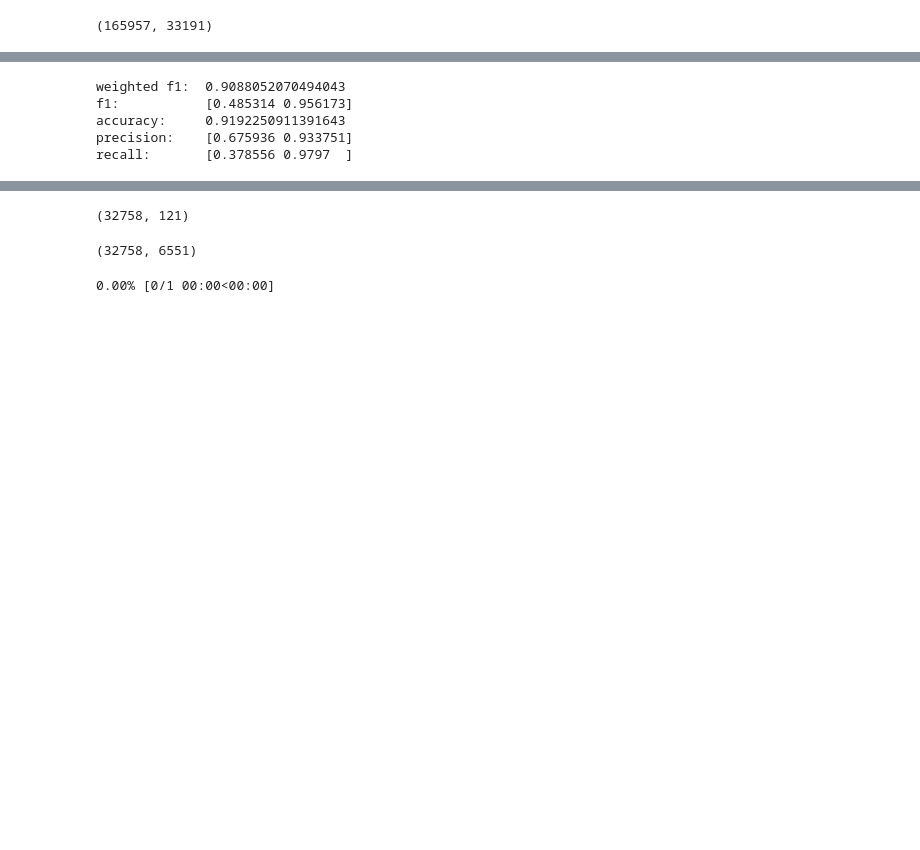
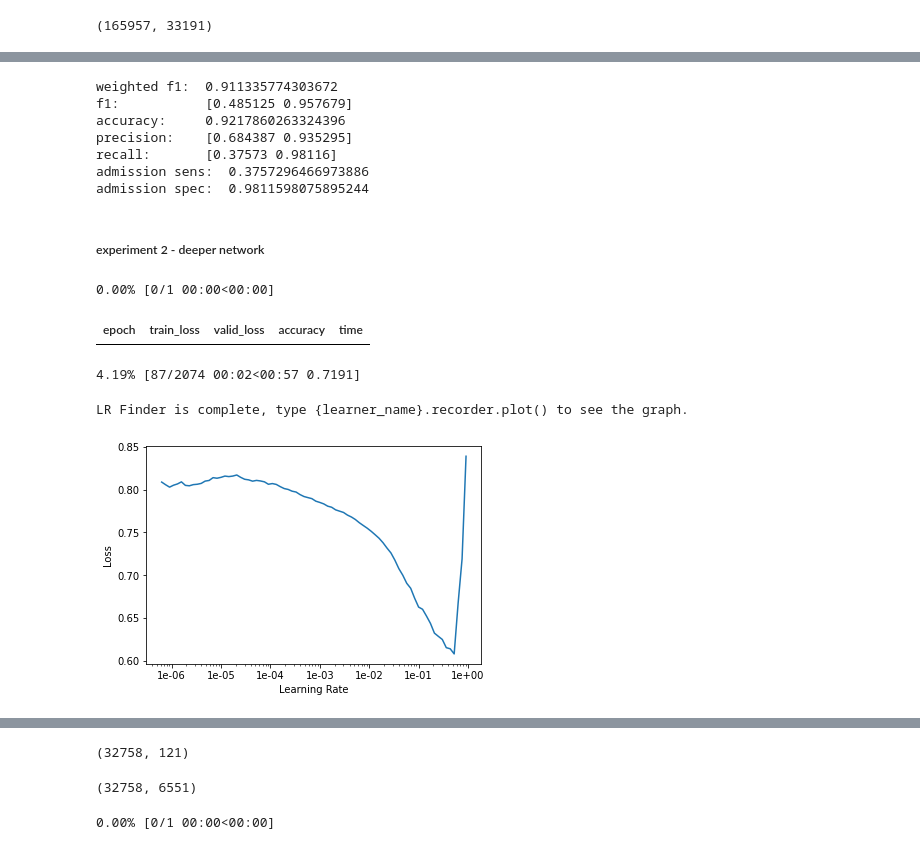
Before and after one commit to Jaskolk/ed-triage, a Jupyter notebook: ED_triage_tabular_v3.ipynb, the cells around one changed output, grey strips where cells are left out. Cells and saved outputs as stored; diff of their text form; code cells hidden in the pictures; blank space fills up the shorter version.

```diff
--- a/ED_triage_tabular_v3.ipynb
+++ b/ED_triage_tabular_v3.ipynb
@@ -624,9 +229,13 @@ print ('f1:          ', f1)
 print ('accuracy:    ', acc)
 print ('precision:   ', prec)
 print ('recall:      ', rec)
+print ('admission sens: ', rec[0])
+print ('admission spec: ', rec[1])
 # %% [output]
-weighted f1:  0.9088052070494043
-f1:           [0.485314 0.956173]
-accuracy:     0.9192250911391643
-precision:    [0.675936 0.933751]
-recall:       [0.378556 0.9797  ]
+weighted f1:  0.911335774303672
+f1:           [0.485125 0.957679]
+accuracy:     0.9217860263324396
+precision:    [0.684387 0.935295]
+recall:       [0.37573 0.98116]
+admission sens:  0.3757296466973886
+admission spec:  0.9811598075895244
@@ -632,0 +245,21 @@ recall:       [0.378556 0.9797  ]
+# %% [markdown]
+##### experiment 2 - deeper network
+# %%
+#hyperparameters
+experiment_desc = 'whole dataset'
+layers = [200,100, 50]
+epochs = 5
+columns = 'all'
+# %%
+#f1 = FBeta(beta=1, average = 'weighted')
+
+learn = tabular_learner(data, layers=layers, metrics=[accuracy])
+# %%
+learn.lr_find()
+learn.recorder.plot()
+# %% [output]
+0.00% [0/1 00:00<00:00]
+| epoch | train_loss | valid_loss | accuracy | time |
+4.19% [87/2074 00:02<00:57 0.7191]
+LR Finder is complete, type {learner_name}.recorder.plot() to see the graph.
+[figure, added]
```
Also changed, not shown: parts of 118 cells of this notebook, 2 other files.
